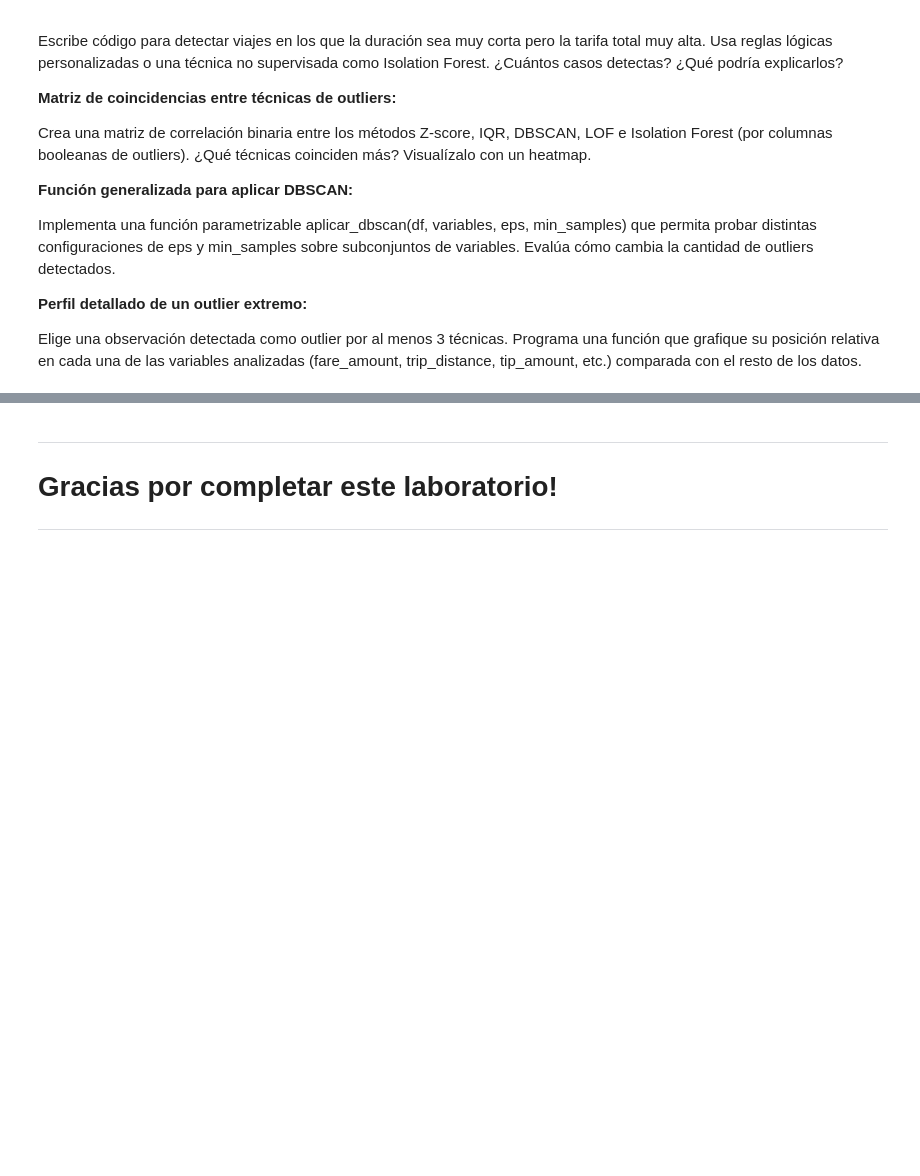
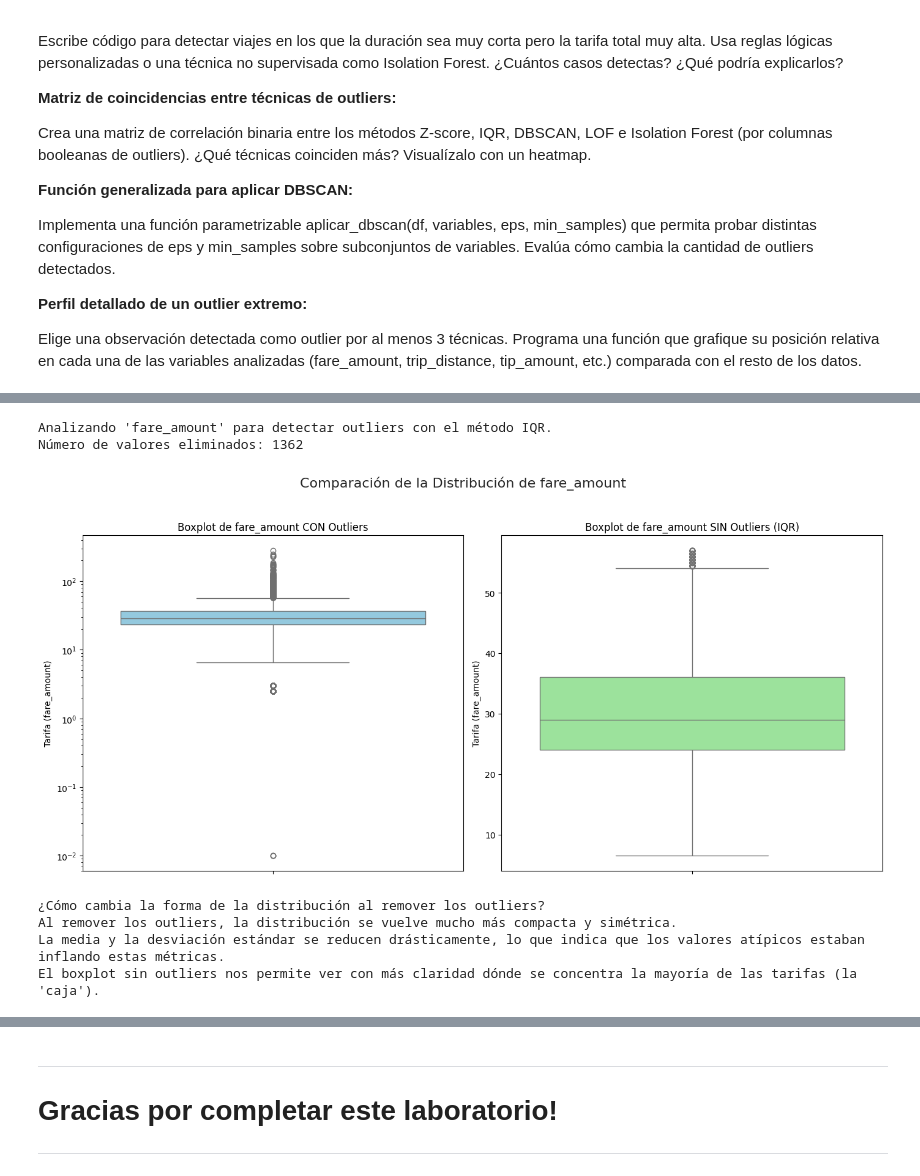
Before and after one commit to soyHouston256/CodeJam, a Jupyter notebook: modulo4_analisis_exploratorio/Outlier_and_Anomaly_Detection.ipynb, the cells around one changed output, grey strips where cells are left out. Drawn from its saved outputs; the diff is of its cells as text; code cells hidden in the pictures; blank space fills up the shorter version.

```diff
--- a/modulo4_analisis_exploratorio/Outlier_and_Anomaly_Detection.ipynb
+++ b/modulo4_analisis_exploratorio/Outlier_and_Anomaly_Detection.ipynb
@@ -379,0 +475,6 @@ Elige una observación detectada como outlier por al menos 3 técnicas. Programa
+# %%
+path = "/kaggle/input/nyc-taxi-trip-data-google-public-data/taxi_trip_data.csv"
+
+df = pd.read_csv(path).sample(n=20_000, random_state=42)
+df.dropna(how='all', inplace=True)
+df.head()
@@ -379,0 +510,54 @@ Elige una observación detectada como outlier por al menos 3 técnicas. Programa
+# %%
+def visualizar_boxplot_fare_amount_outliers(df):
+    """
+    Grafica el boxplot de fare_amount con y sin outliers (según IQR).
+    """
+    print("Analizando 'fare_amount' para detectar outliers con el método IQR.")
+
+    # 1. Identificar outliers usando el método IQR
+    Q1 = df['fare_amount'].quantile(0.25)
+    Q3 = df['fare_amount'].quantile(0.75)
+    IQR = Q3 - Q1
+    limite_inferior = Q1 - 1.5 * IQR
+    limite_superior = Q3 + 1.5 * IQR
+
+    df_sin_outliers = df[(df['fare_amount'] >= limite_inferior) & (df['fare_amount'] <= limite_superior)]
+
+    # 2. Contar valores eliminados
+    valores_eliminados = len(df) - len(df_sin_outliers)
+    print(f"Número de valores eliminados: {valores_eliminados}")
+
+    # 3. Graficar lado a lado
+    fig, axes = plt.subplots(1, 2, figsize=(14, 7))
+    sns.set_style("whitegrid")
+
+    # Boxplot con outliers
+    sns.boxplot(y=df['fare_amount'], ax=axes[0], color='skyblue')
+    axes[0].set_title('Boxplot de fare_amount CON Outliers')
+    axes[0].set_ylabel('Tarifa (fare_amount)')
+    axes[0].set_yscale('log') # Usar escala logarítmica para mejor visualización
+
+    # Boxplot sin outliers
+    sns.boxplot(y=df_sin_outliers['fare_amount'], ax=axes[1], color='lightgreen')
+    axes[1].set_title('Boxplot de fare_amount SIN Outliers (IQR)')
+    axes[1].set_ylabel('Tarifa (fare_amount)')
+
+    plt.suptitle('Comparación de la Distribución de fare_amount', fontsize=16)
+    plt.tight_layout(rect=[0, 0.03, 1, 0.95])
+    plt.show()
+
+    # 4. Analizar el cambio en la distribución
+    print("\n¿Cómo cambia la forma de la distribución al remover los outliers?")
+    print("Al remover los outliers, la distribución se vuelve mucho más compacta y simétrica.")
+    print("La media y la desviación estándar se reducen drásticamente, lo que indica que los valores atípicos estaban inflando estas métricas.")
+    print("El boxplot sin outliers nos permite ver con más claridad dónde se concentra la mayoría de las tarifas (la 'caja').")
+
+visualizar_boxplot_fare_amount_outliers(df_sample)
+# %% [output]
+Analizando 'fare_amount' para detectar outliers con el método IQR.
+Número de valores eliminados: 1362
+[figure, added]
+¿Cómo cambia la forma de la distribución al remover los outliers?
+Al remover los outliers, la distribución se vuelve mucho más compacta y simétrica.
+La media y la desviación estándar se reducen drásticamente, lo que indica que los valores atípicos estaban inflando estas métricas.
+El boxplot sin outliers nos permite ver con más claridad dónde se concentra la mayoría de las tarifas (la 'caja').
```
Also changed, not shown: parts of 14 cells of this notebook.
